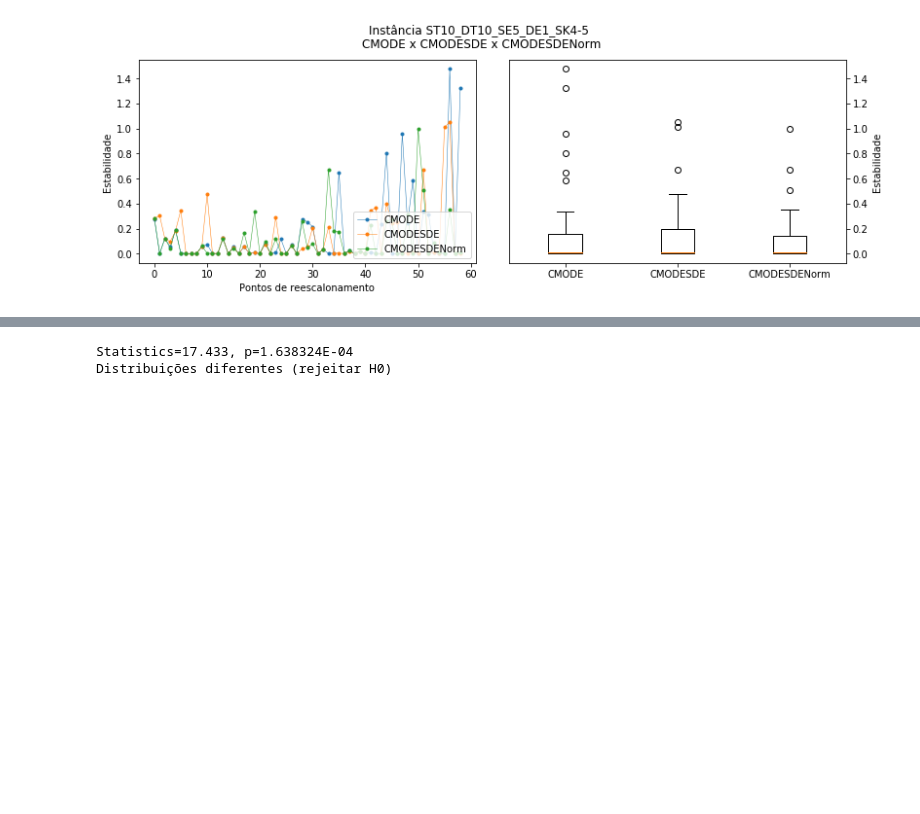
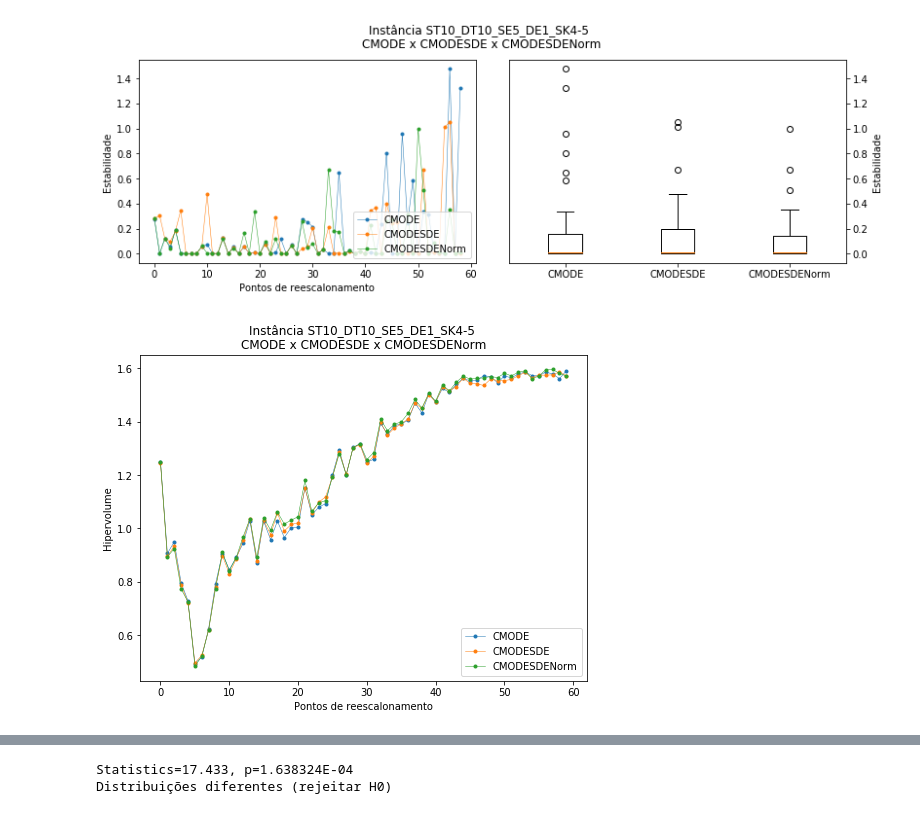
Before and after one commit to Mikaelbad12/spsp-jmetal, a Jupyter notebook: dspsp-analysis/rq2.ipynb, the cells around one changed output, grey strips where cells are left out. Saved outputs shown, nothing was run; the diff lists cells and outputs as text; code cells hidden in the pictures; blank space fills up the shorter version.

```diff
--- a/dspsp-analysis/rq2.ipynb
+++ b/dspsp-analysis/rq2.ipynb
@@ -64,12 +64,33 @@ def mean_stability(data):
     return data.groupby(["instance", "algorithm"], as_index=False)["stability"].agg(['mean', 'std'])
 
 def plot_hv(data, inst, algorithms):
+    plt.figure(figsize=(8,6))
     plt.title("Instância {} \n{}".format(inst, " x ".join(algorithms)))
     plt.xlabel("Pontos de reescalonamento")
     plt.ylabel("Hipervolume")
     for alg in algorithms:
         plt.plot(data[inst][alg].hypervolume, "-o", markersize=3, lw=.5)
     plt.legend(algorithms, loc="lower right")
+    plt.show()
+
+def plot_acc(data, inst, algorithms):
+    plt.figure(figsize=(8,6))
+    plt.title("Instância {} \n{}".format(inst, " x ".join(algorithms)))
+    plt.xlabel("Pontos de reescalonamento")
+    plt.ylabel("Acurácia")
+    for alg in algorithms:
+        plt.plot(data[inst][alg].accuracy, "-o", markersize=3, lw=.5)
+    plt.legend(algorithms, loc="lower right")
+    plt.show()
+
+def plot_stab(data, inst, algorithms):
+    plt.figure(figsize=(8,6))
+    plt.title("Instância {} \n{}".format(inst, " x ".join(algorithms)))
+    plt.xlabel("Pontos de reescalonamento")
+    plt.ylabel("Estabilidade")
+    for alg in algorithms:
+        plt.plot(data[inst][alg].stability, "-o", markersize=3, lw=.5)
+    plt.legend(algorithms, loc="upper left")
     plt.show()
 
 
@@ -198,3 +219,7 @@ display(combined_plot_stab(stab_event, inst, algorithms))
 # %% [output]
 None
 [figure]
+# %%
+plot_hv(hv_event, inst, algorithms)
+# %% [output]
+[figure, added]
```
Also changed, not shown: parts of 15 cells of this notebook, 1 other file.
